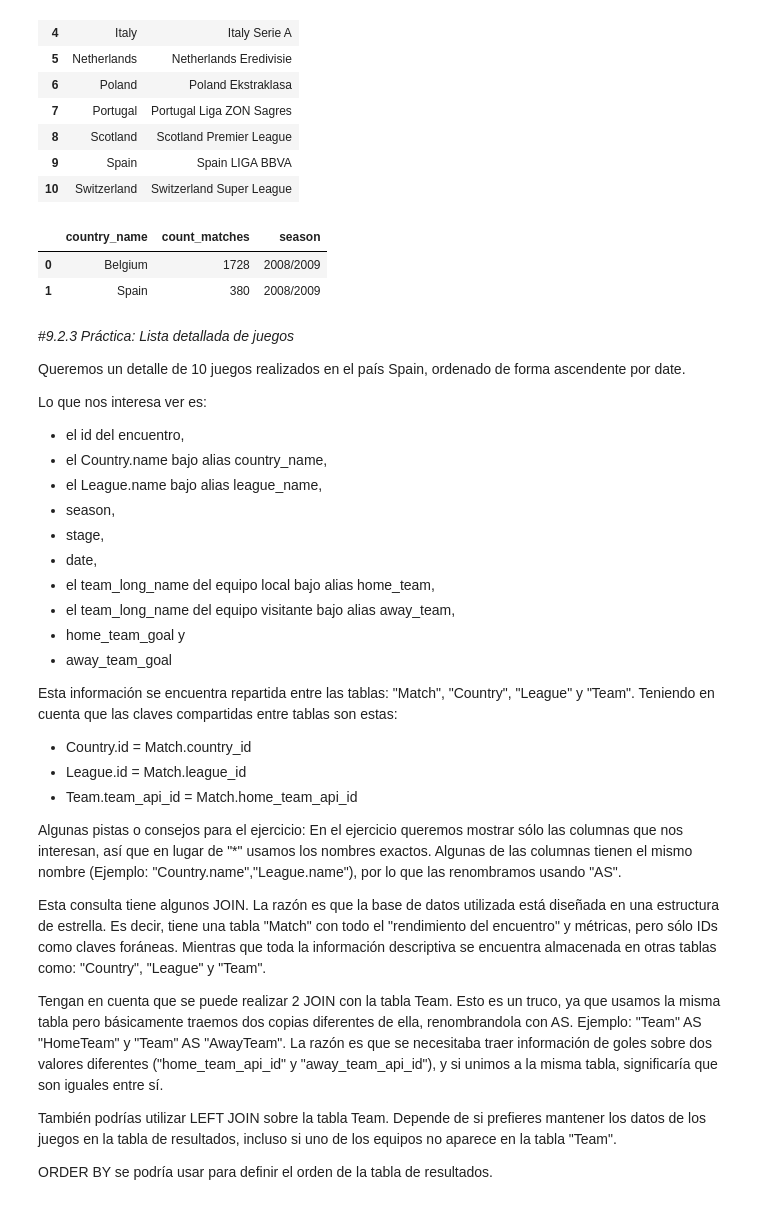
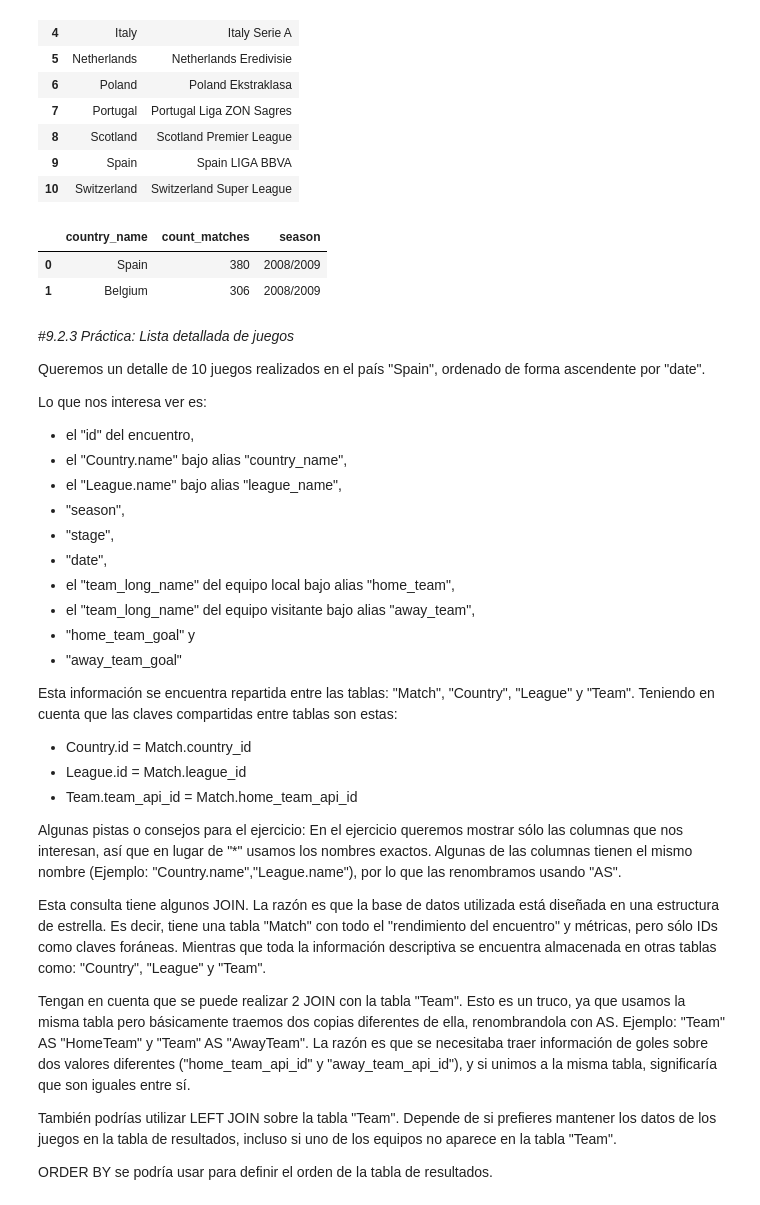
Before and after one commit to CharlieHndz/Talento-Tech-2024-Carlos-Hdez, a Jupyter notebook: Practica_SQL.ipynb, the cells around one changed output. Drawn from its saved outputs; the diff is of its cells as text; code cells hidden in the pictures.

```diff
--- a/Practica_SQL.ipynb
+++ b/Practica_SQL.ipynb
@@ -963,43 +976,45 @@ Ligas_Paises
 # %%
 #9.2.2 Comparación de cantidad de partidos jugados en cierta temporada de España y Bélgica
 #Queremos realizar una comparación de la cantidad de partidos jugados en "season = 2008/2009"'" entre los países "Spain" y "Belgium"'.
 #Los datos necesarios se encuentran en las tablas "Match" y "Country".
 #Asi mismo, la tabla de resultados debe visualizarse de la siguiente manera:
 
 # -La columna con el nombre del país debe llamarse "country_name"
 # -La columna con el conteo de partidos debe llamarse "count_matches"
 # -Debemos visualizar al país con más partidos jugados en primer lugar
 
-query = """SELECT Country.name AS country_name, COUNT(Country.id) AS count_matches, Match.season
-           FROM Country JOIN Match ON Match.country_id = Country.id
-           WHERE name = 'Belgium' OR name = 'Spain' AND season = '2008/2009'
+query = """SELECT Country.name AS country_name, COUNT(Match.id) AS count_matches, Match.season
+           FROM Country JOIN Match ON Country.id = Match.country_id
+           WHERE (Country.name = 'Belgium' AND Match.season = '2008/2009') OR (Country.name = 'Spain' AND Match.season = '2008/2009')
            GROUP BY country_name
            ORDER BY count_matches DESC """
+
 comparacion_Esp_Belg = pd.read_sql(query, conn)
 comparacion_Esp_Belg
 # %% [output]
 |  | country_name | count_matches | season |
-| 0 | Belgium | 1728 | 2008/2009 |
-| 1 | Spain | 380 | 2008/2009 |
+| 0 | Spain | 380 | 2008/2009 |
+| 1 | Belgium | 306 | 2008/2009 |
 # %% [markdown]
 #*9.2.3 Práctica: Lista detallada de juegos*
 
-Queremos un detalle de 10 juegos realizados en el país Spain, ordenado de forma ascendente por date.
+Queremos un detalle de 10 juegos realizados en el país "Spain", ordenado de forma ascendente por "date".
 
 Lo que nos interesa ver es:
 
-* el id del encuentro,
-* el Country.name bajo alias country_name,
-* el League.name bajo alias league_name,
-* season,
-* stage,
-* date,
-* el team_long_name del equipo local bajo alias home_team,
-* el team_long_name del equipo visitante bajo alias away_team,
-* home_team_goal y
-* away_team_goal
+* el "id" del encuentro,
+* el "Country.name" bajo alias "country_name",
+* el "League.name" bajo alias "league_name",
+* "season",
+* "stage",
+* "date",
+* el "team_long_name" del equipo local bajo alias "home_team",
+* el "team_long_name" del equipo visitante bajo alias "away_team",
+* "home_team_goal" y
+* "away_team_goal"
 
-Esta información se encuentra repartida entre las tablas: "Match", "Country", "League" y "Team". Teniendo en cuenta que las claves compartidas entre tablas son estas:
+Esta información se encuentra repartida entre las tablas: "Match", "Country", "League" y "Team".
+Teniendo en cuenta que las claves compartidas entre tablas son estas:
 
 * Country.id = Match.country_id
 * League.id = Match.league_id
@@ -1010,8 +1025,8 @@ Algunas pistas o consejos para el ejercicio: En el ejercicio queremos mostrar s
 
 Esta consulta tiene algunos JOIN. La razón es que la base de datos utilizada está diseñada en una estructura de estrella. Es decir, tiene una tabla "Match" con todo el "rendimiento del encuentro" y métricas, pero sólo IDs como claves foráneas. Mientras que toda la información descriptiva se encuentra almacenada en otras tablas como: "Country", "League" y "Team".
 
-Tengan en cuenta que se puede realizar 2 JOIN con la tabla Team. Esto es un truco, ya que usamos la misma tabla pero básicamente traemos dos copias diferentes de ella, renombrandola con AS. Ejemplo: "Team" AS "HomeTeam" y "Team" AS "AwayTeam". La razón es que se necesitaba traer información de goles sobre dos valores diferentes ("home_team_api_id" y "away_team_api_id"), y si unimos a la misma tabla, significaría que son iguales entre sí.
+Tengan en cuenta que se puede realizar 2 JOIN con la tabla "Team". Esto es un truco, ya que usamos la misma tabla pero básicamente traemos dos copias diferentes de ella, renombrandola con AS. Ejemplo: "Team" AS "HomeTeam" y "Team" AS "AwayTeam". La razón es que se necesitaba traer información de goles sobre dos valores diferentes ("home_team_api_id" y "away_team_api_id"), y si unimos a la misma tabla, significaría que son iguales entre sí.
 
-También podrías utilizar LEFT JOIN sobre la tabla Team. Depende de si prefieres mantener los datos de los juegos en la tabla de resultados, incluso si uno de los equipos no aparece en la tabla "Team".
+También podrías utilizar LEFT JOIN sobre la tabla "Team". Depende de si prefieres mantener los datos de los juegos en la tabla de resultados, incluso si uno de los equipos no aparece en la tabla "Team".
 
 ORDER BY se podría usar para definir el orden de la tabla de resultados.
```
Also changed, not shown: parts of 2 cells of this notebook.
